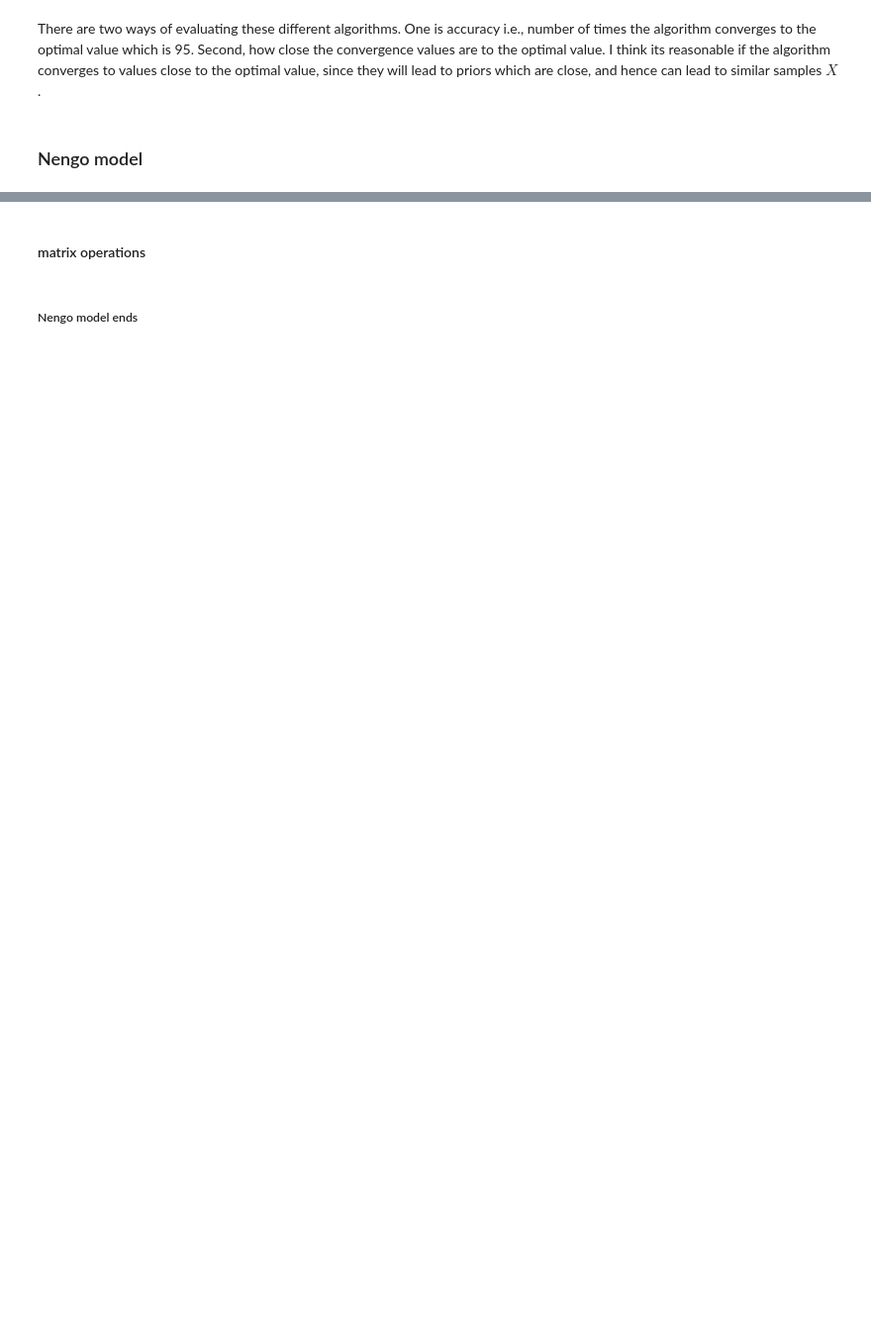
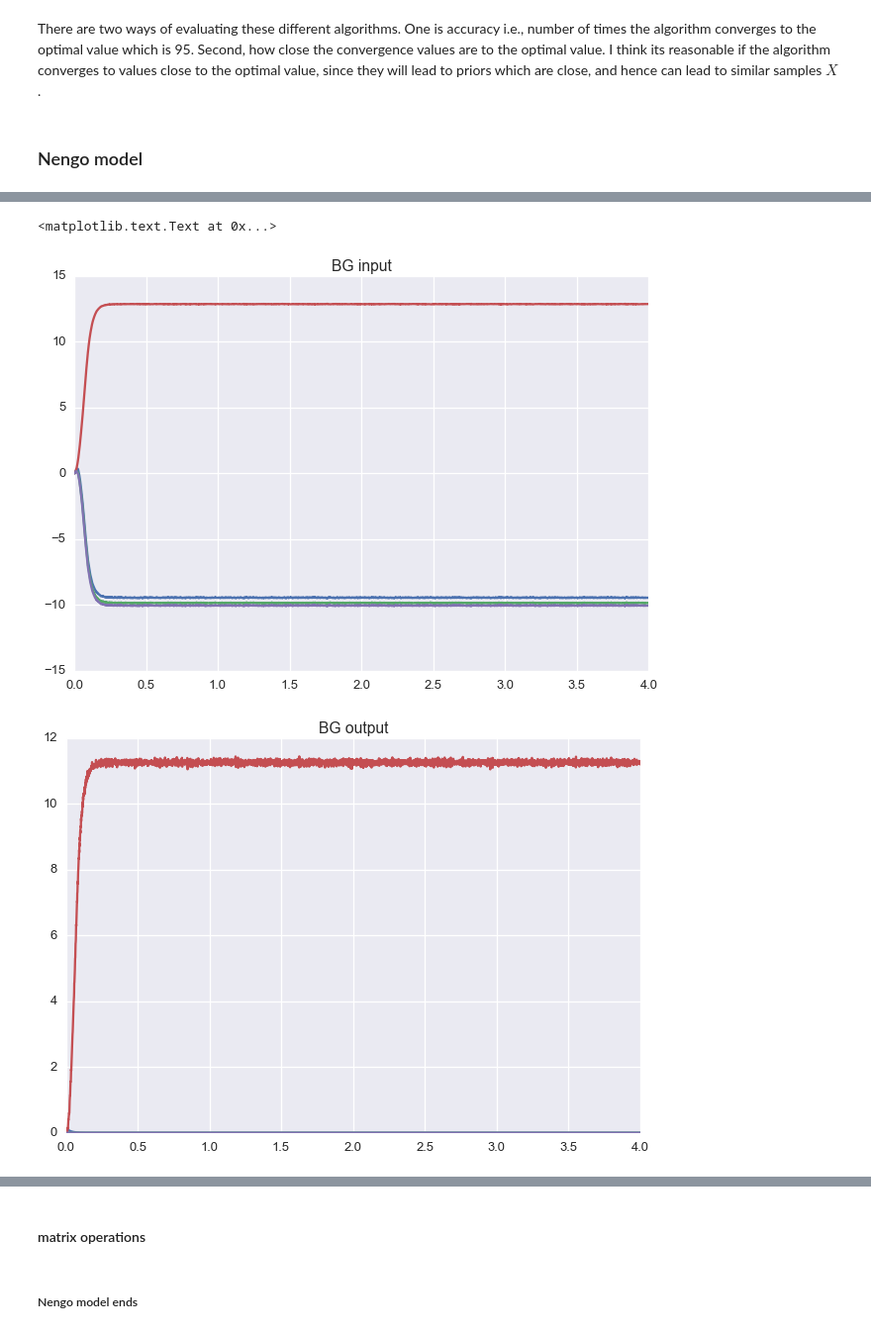
Before and after one commit to s72sue/infer_hyperparam, a Jupyter notebook: fall2017/generalize learning.ipynb, the cells around one changed output, grey strips where cells are left out. Shown at 99% size. Cells and saved outputs as stored; diff of their text form; code cells hidden in the pictures; blank space fills up the shorter version.

```diff
--- a/fall2017/generalize learning.ipynb
+++ b/fall2017/generalize learning.ipynb
@@ -159,9 +148,9 @@ def draw(n_trials, n_samples):
 # Start here for basal ganglia
 # rmse pretty low 0.0007 upto 0.04 with 15, 15, 3 samples
 # rmse similar with 10, 10, 3 samples as well.
-alpha = np.random.uniform(89, 109, 10)    #loc or shift
-alpha2 = np.random.uniform(17, 37, 10)    #scale
-alpha3 = np.random.uniform(-8, -4, 3)     #skew
+alpha = np.random.uniform(95, 105, 2)    #loc or shift
+alpha2 = np.random.uniform(25, 32, 2)    #scale
+alpha3 = np.random.uniform(-8, -4, 1)     #skew
 
 M = len(alpha)*len(alpha2)*len(alpha3)
 plt.figure()
@@ -180,7 +169,7 @@ for i in alpha:
 np.random.shuffle(prior)
 
 #manually add the optimal prior
-pred_index = 5
+pred_index = 3
 prior[pred_index,:] = skew_gauss(-6, 99, 27)
 prior[pred_index, :] = prior[pred_index, :]/sum(prior[pred_index, :])
 plt.plot(thetas, prior[pred_index, :], 'k--')
@@ -469,0 +661,16 @@ RMSE:  0.00951029796807
+# %%
+plt.figure()
+plt.plot(sim.trange(), sim.data[bginput_p])
+plt.title("BG input")
+
+plt.figure()
+plt.plot(sim.trange(), sim.data[bgoutput_p])
+plt.title("BG output")
+
+plt.figure()
+plt.plot(sim.trange(), sim.data[thalout_p])
+plt.title("Thalamus output")
+# %% [output]
+<matplotlib.text.Text at 0x...>
+[figure, added]
+[figure, added]
```
Also changed, not shown: parts of 24 cells of this notebook.
